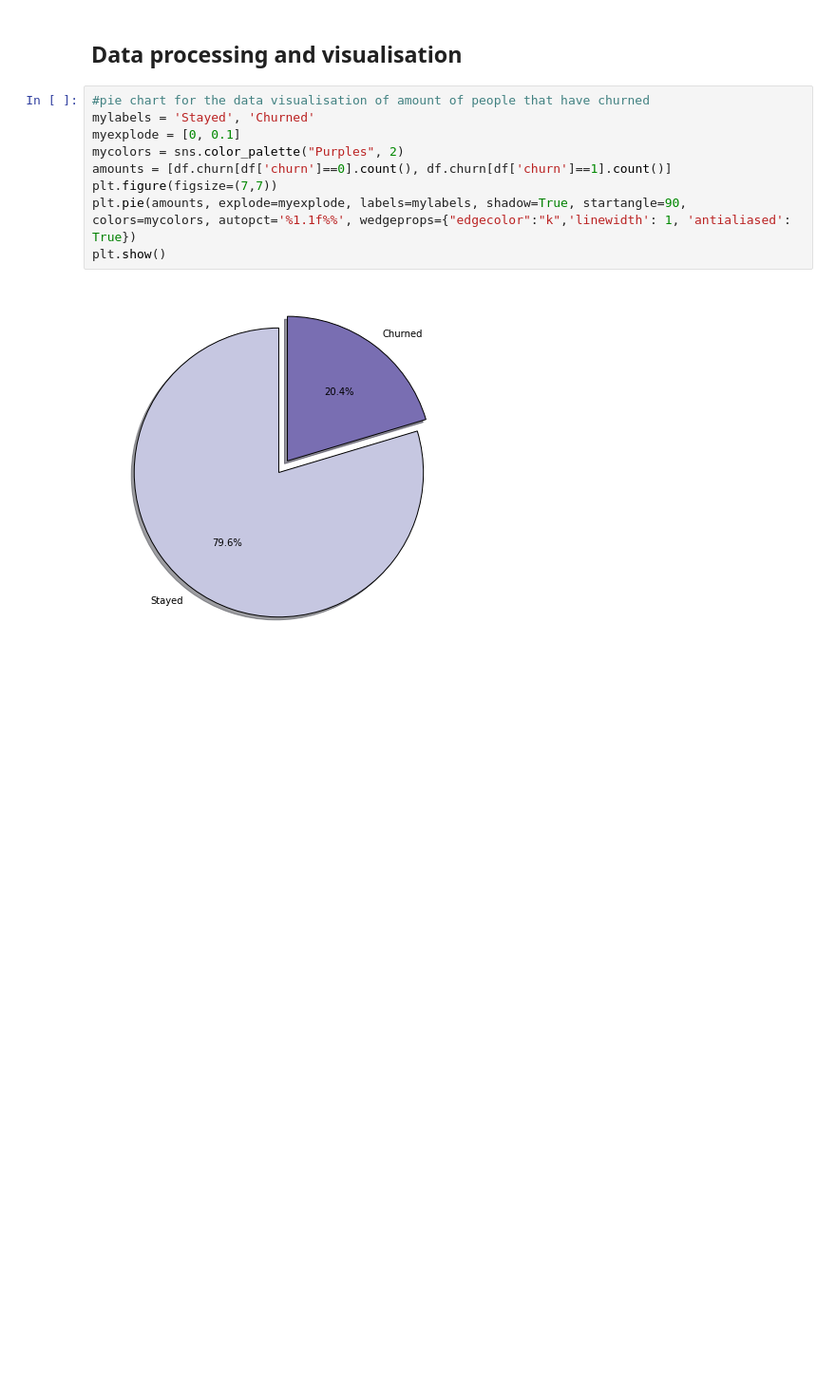
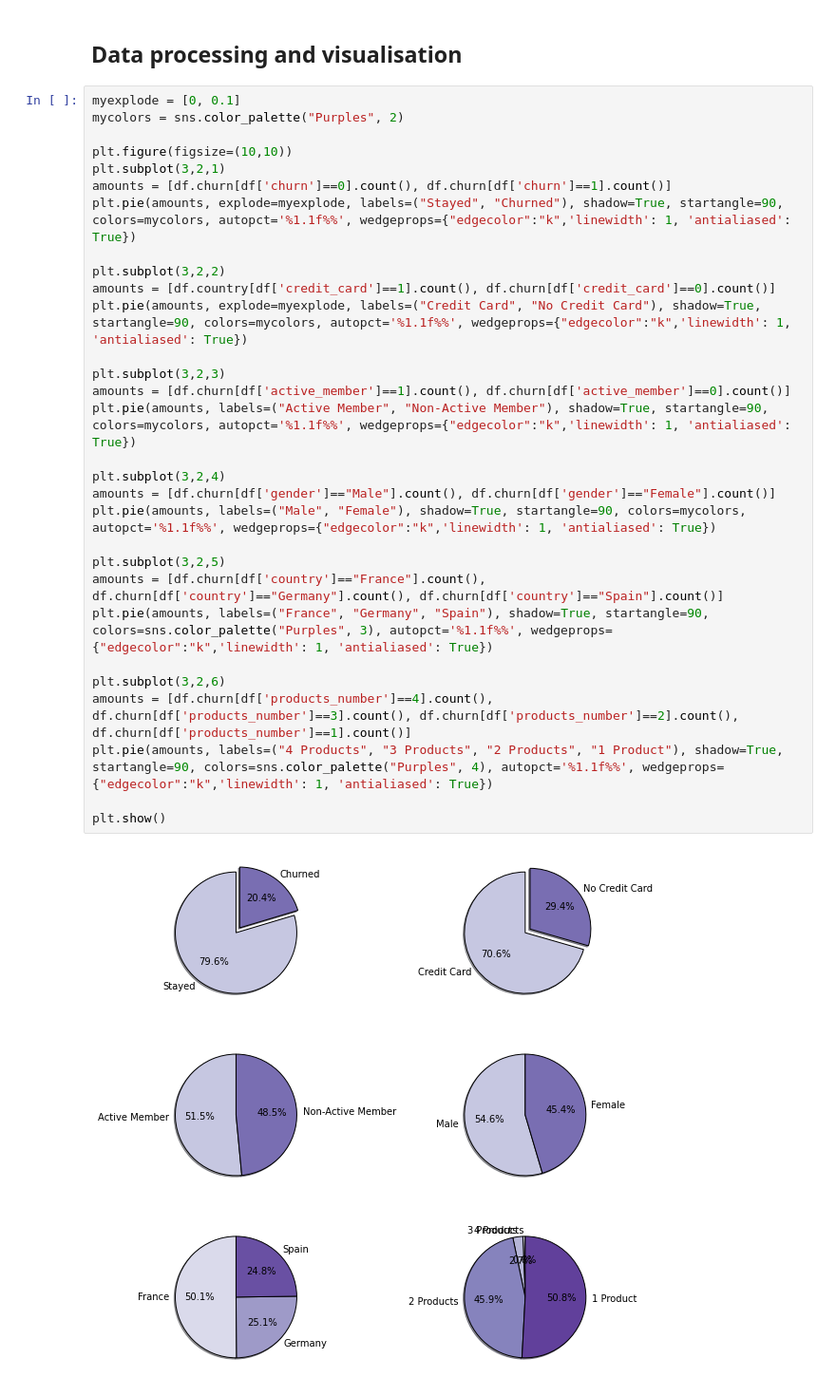
Before and after one commit to stefancourt/Churn-Prediction, a Jupyter notebook: churn-prediction.ipynb, the cells around one changed output. Shown at 95% size. Cells and saved outputs as stored; diff of their text form; blank space fills up the shorter version.

Commit message:
Added pie charts

```diff
--- a/churn-prediction.ipynb
+++ b/churn-prediction.ipynb
@@ -80,15 +80,36 @@ Name: count, dtype: int64
 # %% [markdown]
 ## Data processing and visualisation
 # %%
-#pie chart for the data visualisation of amount of people that have churned
-mylabels = 'Stayed', 'Churned'
 myexplode = [0, 0.1]
 mycolors = sns.color_palette("Purples", 2)
+
+plt.figure(figsize=(10,10))
+plt.subplot(3,2,1)
 amounts = [df.churn[df['churn']==0].count(), df.churn[df['churn']==1].count()]
-plt.figure(figsize=(7,7))
-plt.pie(amounts, explode=myexplode, labels=mylabels, shadow=True, startangle=90, colors=mycolors, autopct='%1.1f%%', wedgeprops={"edgecolor":"k",'linewidth': 1, 'antialiased': True})
+plt.pie(amounts, explode=myexplode, labels=("Stayed", "Churned"), shadow=True, startangle=90, colors=mycolors, autopct='%1.1f%%', wedgeprops={"edgecolor":"k",'linewidth': 1, 'antialiased': True})
+
+plt.subplot(3,2,2)
+amounts = [df.country[df['credit_card']==1].count(), df.churn[df['credit_card']==0].count()]
+plt.pie(amounts, explode=myexplode, labels=("Credit Card", "No Credit Card"), shadow=True, startangle=90, colors=mycolors, autopct='%1.1f%%', wedgeprops={"edgecolor":"k",'linewidth': 1, 'antialiased': True})
+
+plt.subplot(3,2,3)
+amounts = [df.churn[df['active_member']==1].count(), df.churn[df['active_member']==0].count()]
+plt.pie(amounts, labels=("Active Member", "Non-Active Member"), shadow=True, startangle=90, colors=mycolors, autopct='%1.1f%%', wedgeprops={"edgecolor":"k",'linewidth': 1, 'antialiased': True})
+
+plt.subplot(3,2,4)
+amounts = [df.churn[df['gender']=="Male"].count(), df.churn[df['gender']=="Female"].count()]
+plt.pie(amounts, labels=("Male", "Female"), shadow=True, startangle=90, colors=mycolors, autopct='%1.1f%%', wedgeprops={"edgecolor":"k",'linewidth': 1, 'antialiased': True})
+
+plt.subplot(3,2,5)
+amounts = [df.churn[df['country']=="France"].count(), df.churn[df['country']=="Germany"].count(), df.churn[df['country']=="Spain"].count()]
+plt.pie(amounts, labels=("France", "Germany", "Spain"), shadow=True, startangle=90, colors=sns.color_palette("Purples", 3), autopct='%1.1f%%', wedgeprops={"edgecolor":"k",'linewidth': 1, 'antialiased': True})
+
+plt.subplot(3,2,6)
+amounts = [df.churn[df['products_number']==4].count(), df.churn[df['products_number']==3].count(), df.churn[df['products_number']==2].count(), df.churn[df['products_number']==1].count()]
+plt.pie(amounts, labels=("4 Products", "3 Products", "2 Products", "1 Product"), shadow=True, startangle=90, colors=sns.color_palette("Purples", 4), autopct='%1.1f%%', wedgeprops={"edgecolor":"k",'linewidth': 1, 'antialiased': True})
+
 plt.show()
 # %% [output]
-[figure, old version]
+[figure, new version]
 # %%
 plt.figure(figsize=(10, 10))
```
Also changed, not shown: parts of 5 cells of this notebook.
